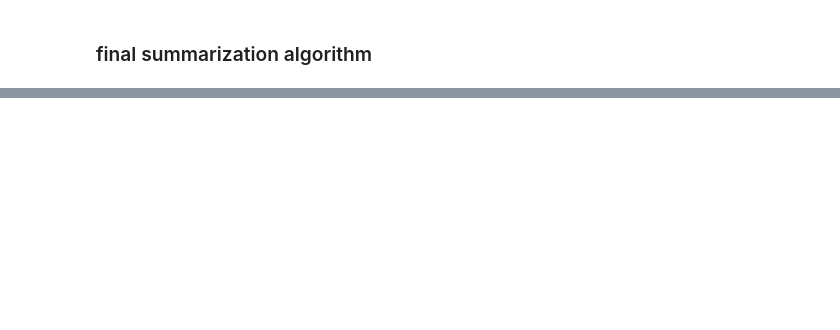
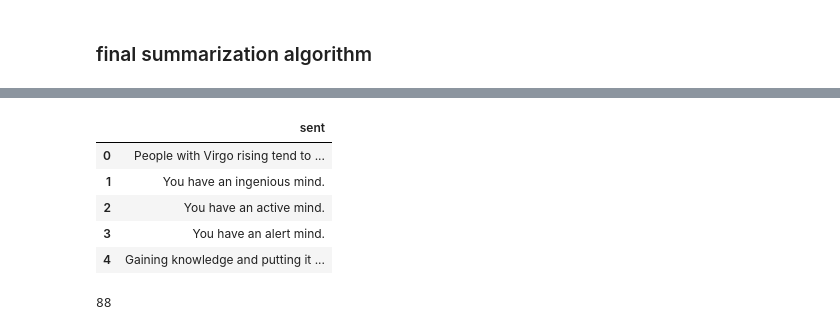
Before and after one commit to llmhyy/comments_summarization, a Jupyter notebook: src/summarize.ipynb, the cells around one changed output, grey strips where cells are left out. Cells and saved outputs as stored; diff of their text form; code cells hidden in the pictures; blank space fills up the shorter version.

```diff
--- a/src/summarize.ipynb
+++ b/src/summarize.ipynb
@@ -41,3 +54,18 @@ intercluster_dist.head()
+# %%
+sent_df = sent_df.rename(columns={'0': 'sent'})
+sent_df = sent_df.drop(['Unnamed: 0'], axis='columns')
+sent_df.head()
+# %% [output]
+|  | sent |
+| 0 | People with Virgo rising tend to ... |
+| 1 | You have an ingenious mind. |
+| 2 | You have an active mind. |
+| 3 | You have an alert mind. |
+| 4 | Gaining knowledge and putting it ... |
+# %%
+len(sent_df)
+# %% [output]
+88
 # %%
 display(clusters['0'], clusters['3'])
 # %% [output]
```
Also changed, not shown: parts of 18 cells of this notebook.
